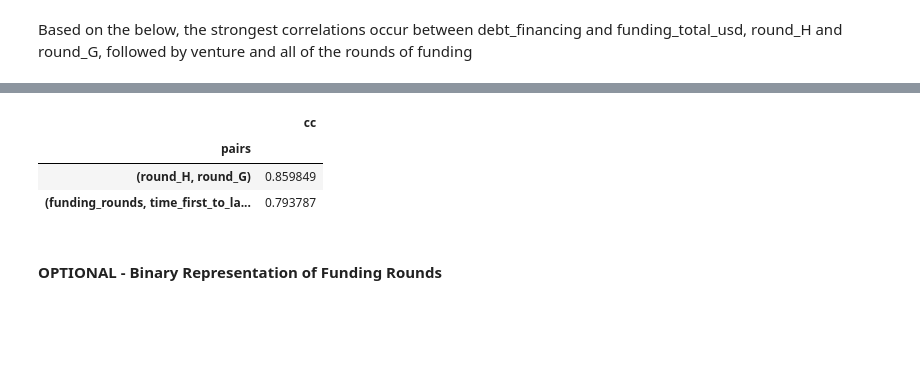
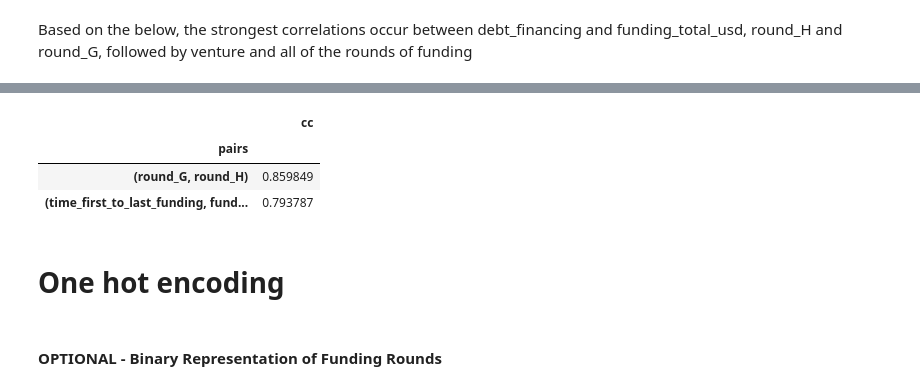
Before and after one commit to lorenzopanero/startup-prediction, a Jupyter notebook: notebook/exploration.ipynb, the cells around one changed output, grey strips where cells are left out. Drawn from its saved outputs; the diff is of its cells as text; code cells hidden in the pictures; blank space fills up the shorter version.

Commit message:
error fixing, one hot encoding

```diff
--- a/notebook/exploration.ipynb
+++ b/notebook/exploration.ipynb
@@ -458,15 +557,18 @@ for col in numeric_cols:
 # %% [markdown]
 Based on the below, the strongest correlations occur between debt_financing and funding_total_usd, round_H and round_G, followed by venture and all of the rounds of funding
 # %%
-# with status
+# Encode the 'status' column and include it in the numeric data
 encoder = LabelEncoder()
-heatmap_data = pd.concat([pd.Series(encoder.fit_transform(data['status'])),
-                          data.drop('status', axis=1)], axis=1)
+data['status_encoded'] = encoder.fit_transform(data['status'])
 
-# without status
-#heatmap_data = data.drop('status', axis=1)
+# Select only numeric columns for correlation calculation
+numeric_cols = data.select_dtypes(include=['float64', 'int64'])
+numeric_cols['status_encoded'] = data['status_encoded']
 
-h_corr = heatmap_data.corr()
+# Calculate the correlation matrix
+h_corr = numeric_cols.corr()
+
+# Plot the heatmap
 fig, ax = plt.subplots(figsize=(20, 20))
 mask = np.triu(np.ones_like(h_corr, dtype=bool))
 cmap = sns.diverging_palette(130, 50, as_cmap=True)
@@ -479,20 +582,20 @@ ValueError: could not convert string to float: '#waywire'
 # %%
 #data_corr=data.drop(columns=['status'], axis=1).corr()
 corr = h_corr.abs().stack().reset_index().sort_values(0, ascending=False)
 corr['pairs'] = list(zip(corr.level_0, corr.level_1))
 corr.set_index(['pairs'], inplace = True)
 corr.drop(columns=['level_1', 'level_0'], inplace = True)
 
 # cc for correlation coefficient
 corr.columns = ['cc']
 corr.drop_duplicates(inplace=True)
 
-corr[(corr['cc'] > 0.7) & (corr['cc'] < 1)]
+corr[(corr['cc'] > 0.75) & (corr['cc'] < 1)]
 # %% [output]
 |  | cc |
 | pairs |  |
-| (round_H, round_G) | 0.859849 |
-| (funding_rounds, time_first_to_la... | 0.793787 |
+| (round_G, round_H) | 0.859849 |
+| (time_first_to_last_funding, fund... | 0.793787 |
 # %%
 # dropping temp columns
 data = data.drop(columns=['founded_at', 'first_funding_at', 'last_funding_at',
@@ -508,6 +611,8 @@ data_uncorr = data.drop(columns=['round_H', 'time_first_to_last_funding'],
 
 #renaming full dataset
 data_full = data
+# %% [markdown]
+# One hot encoding
 # %% [markdown]
 #### OPTIONAL - Binary Representation of Funding Rounds
 # %%
```
Also changed, not shown: parts of 30 cells of this notebook, 4 other files.
